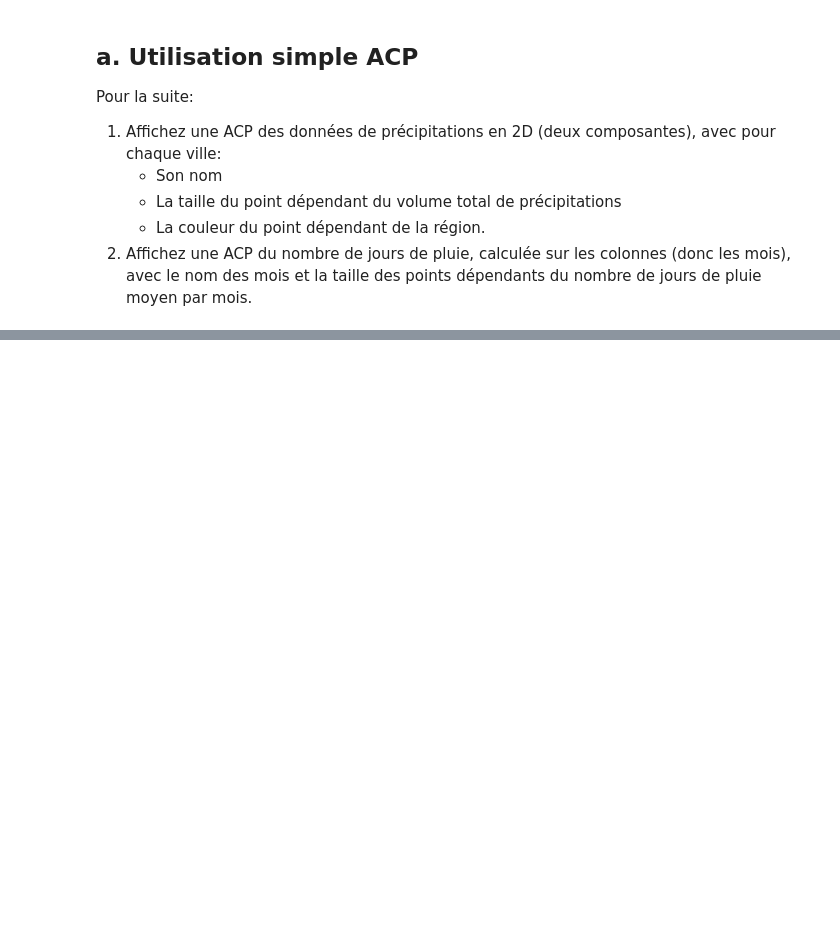
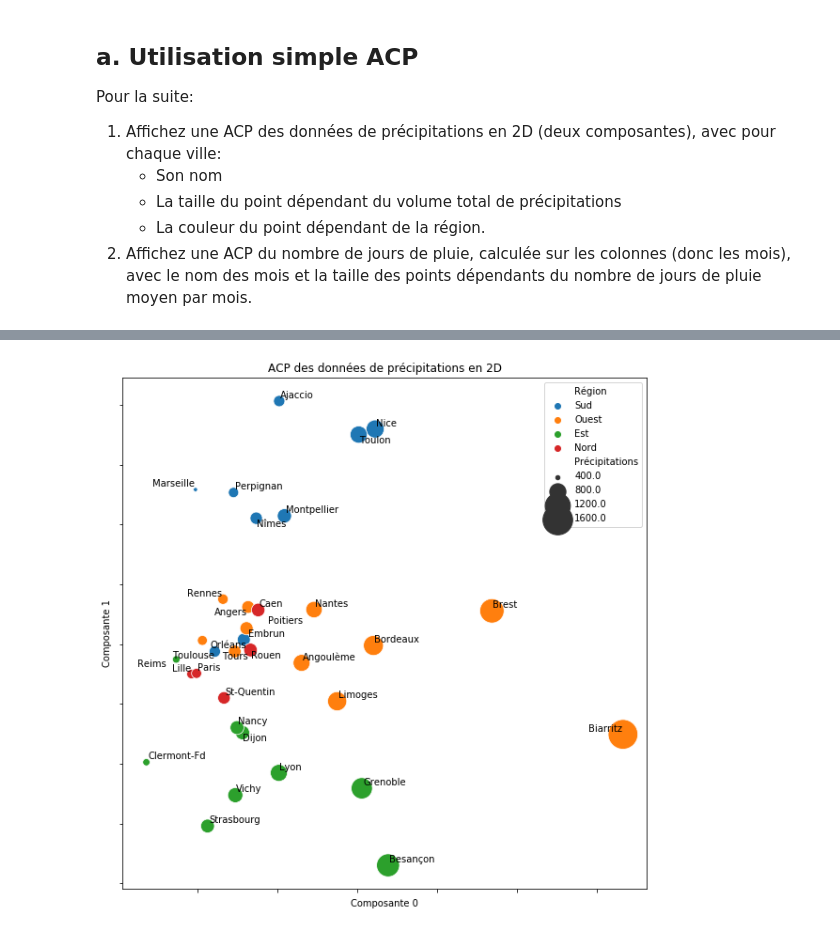
Before and after one commit to campusplage/compte-rendus-randrianjanahary_pla-comes, a Jupyter notebook: TP2_sklearn.ipynb, the cells around one changed output, grey strips where cells are left out. Drawn from its saved outputs; the diff is of its cells as text; code cells hidden in the pictures; blank space fills up the shorter version.

Commit message:
Analyses des précipitations en France

```diff
--- a/TP2_sklearn.ipynb
+++ b/TP2_sklearn.ipynb
@@ -453,0 +460,19 @@ Pour la suite:
+# %%
+# ACP des précipitations par ville
+
+# Recuperation des precipitations
+data_precipitations = raw_data[raw_data.columns[:12]]
+
+# Calcul de l'ACP
+pca = PCA(n_components=2)
+data_pca = pd.DataFrame(pca.fit_transform(data_precipitations),
+                        index=data_precipitations.index,
+                       columns=['Composante 0','Composante 1'])
+
+# Ajout des précipitations annuelles
+data_pca['Précipitations'] = raw_data['Précipitations annuelles']
+# Ajout de la région
+data_pca['Région'] = raw_data['Géographie']
+
+# Verification de nos donnnees
+data_pca.head()
@@ -453,0 +487,27 @@ Pour la suite:
+# %%
+# Affichage ACP précipitations en 2D : nuage de points
+g = sns.scatterplot(x='Composante 0',
+                    y='Composante 1',
+                    size='Précipitations',
+                    sizes=(20,1000),
+                    data=data_pca,
+                    hue='Région',
+                    s=100)
+
+# Suppression indications axes et Ajout titre
+plt.gca().set_xticklabels([]);
+plt.gca().set_yticklabels([]);
+plt.title('ACP des données de précipitations en 2D');
+
+# Agrandissement du graphique
+g.figure.set_size_inches(10,10);
+
+
+# Ajout des noms de villes sur les coordonnees
+ax = plt.gca();
+texts=[];
+for i, (text_x,text_y) in enumerate(data_pca.iloc[:,:2].to_numpy()):
+    texts.append(ax.annotate(data_pca.index[i], (text_x,text_y)));
+adjust_text(texts);
+# %% [output]
+[figure, added]
```
Also changed, not shown: parts of 9 cells of this notebook.
